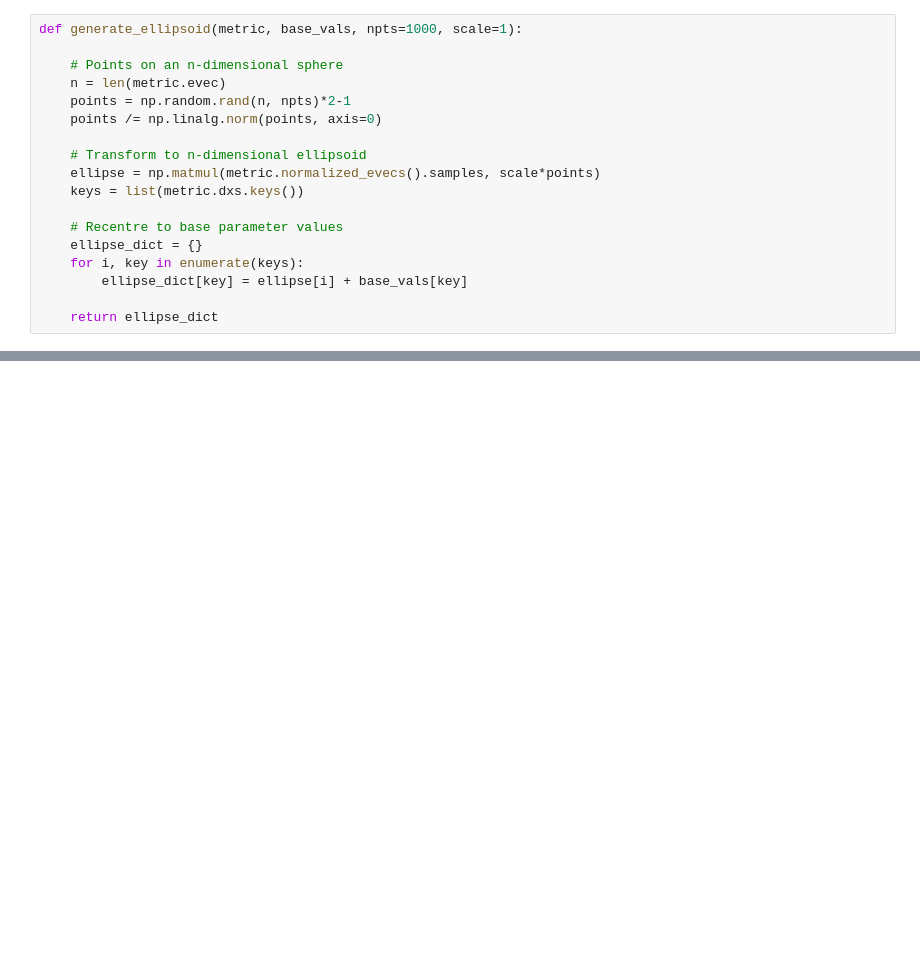
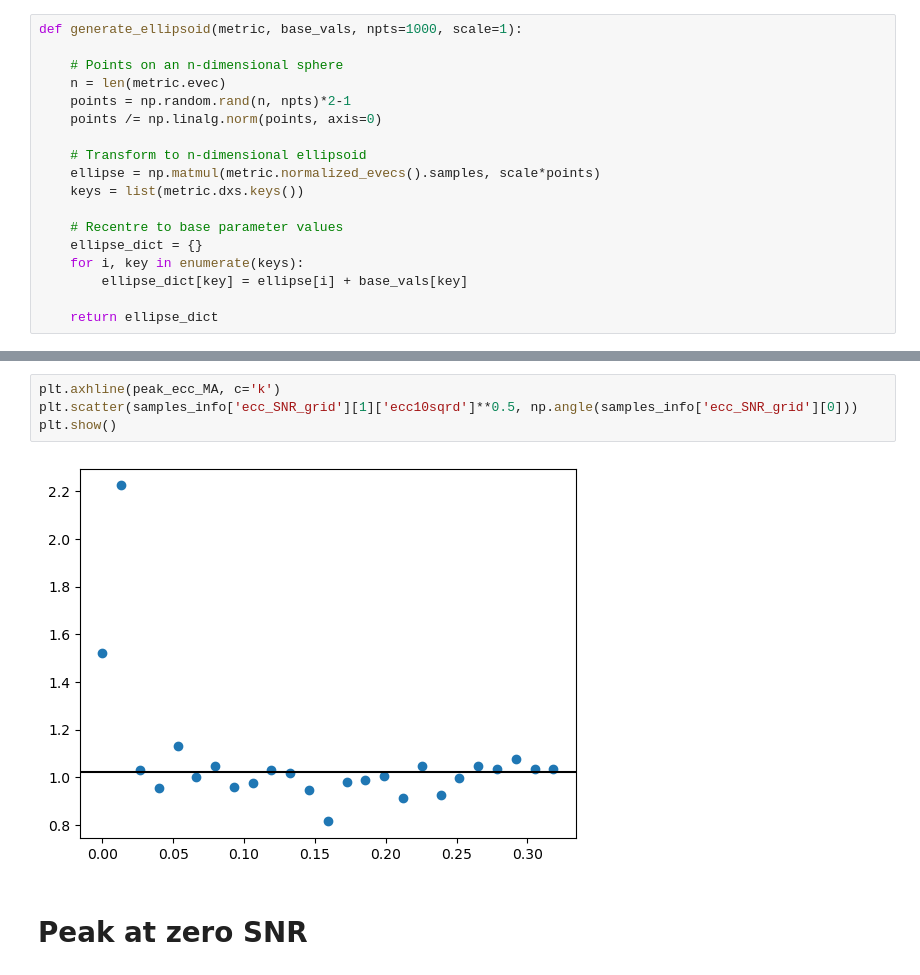
Before and after one commit to BenGPatterson/EccentricBinaries, a Jupyter notebook: notebooks/degen_function.ipynb, the cells around one changed output, grey strips where cells are left out. Saved outputs shown, nothing was run; the diff lists cells and outputs as text; blank space fills up the shorter version.

```diff
--- a/notebooks/degen_function.ipynb
+++ b/notebooks/degen_function.ipynb
@@ -291,0 +402,8 @@ const_mm_point(metric_3d, metric_3d.mismatch*10, 'ecc10sqrd', base_pars)
+# %%
+plt.axhline(peak_ecc_MA, c='k')
+plt.scatter(samples_info['ecc_SNR_grid'][1]['ecc10sqrd']**0.5, np.angle(samples_info['ecc_SNR_grid'][0]))
+plt.show()
+# %% [output]
+[figure, added]
+# %% [markdown]
+# Peak at zero SNR
```
Also changed, not shown: parts of 30 cells of this notebook.
